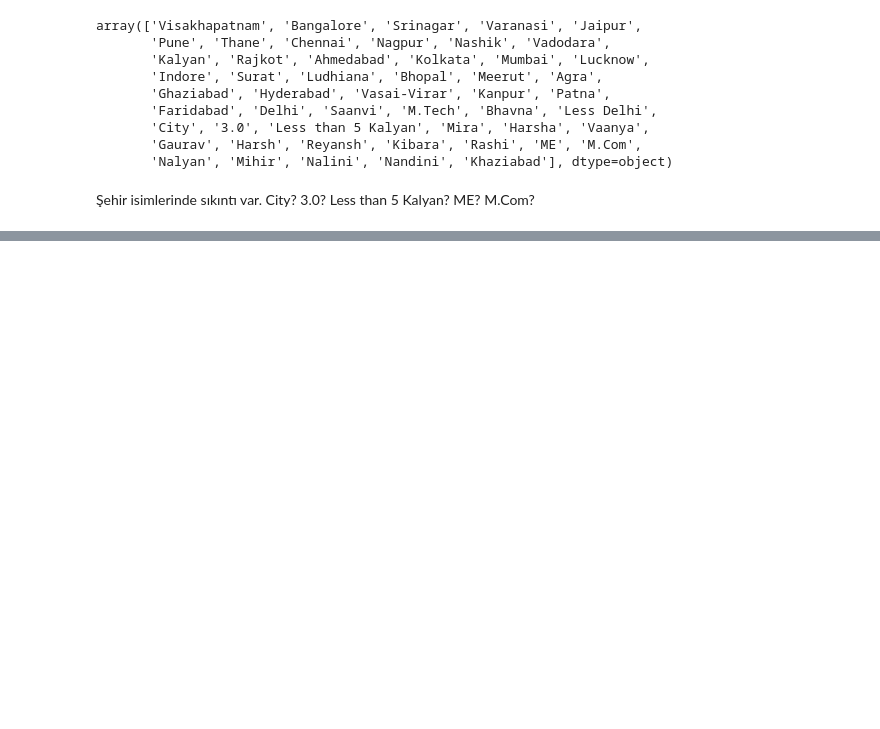
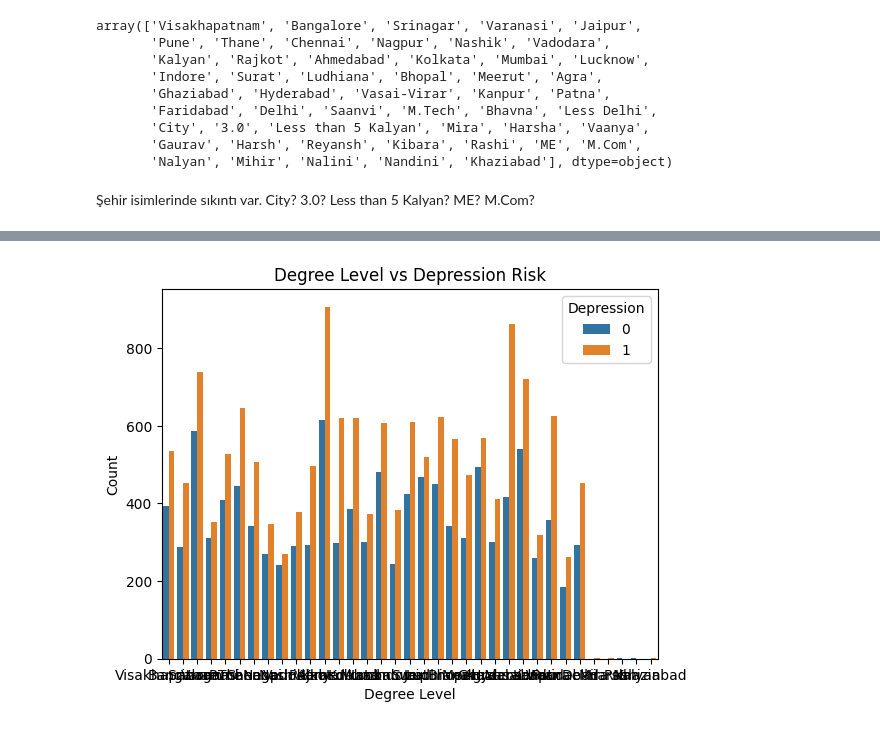
Before and after one commit to mutuceng/depression-risk-classification, a Jupyter notebook: Backend/ML/data_prep.ipynb, the cells around one changed output, grey strips where cells are left out. Drawn from its saved outputs; the diff is of its cells as text; code cells hidden in the pictures; blank space fills up the shorter version.

```diff
--- a/Backend/ML/data_prep.ipynb
+++ b/Backend/ML/data_prep.ipynb
@@ -896,0 +953,8 @@ Neredeyse yarı yarıya
+# %%
+sn.countplot(x='City', hue='Depression', data=std_trainset)
+plt.title('Degree Level vs Depression Risk')
+plt.xlabel('Degree Level')
+plt.ylabel('Count')
+plt.show()
+# %% [output]
+[figure, added]
```
Also changed, not shown: parts of 139 cells of this notebook.
